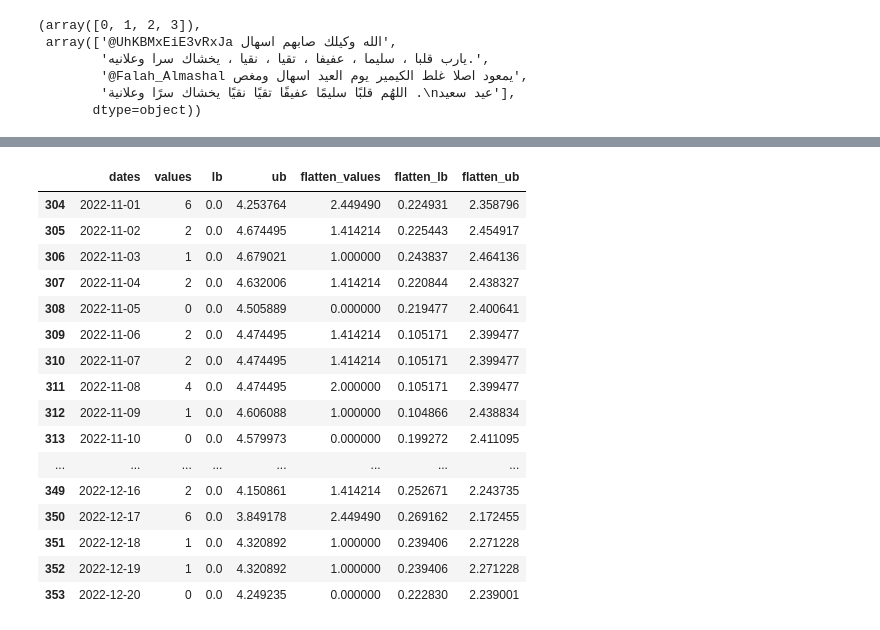
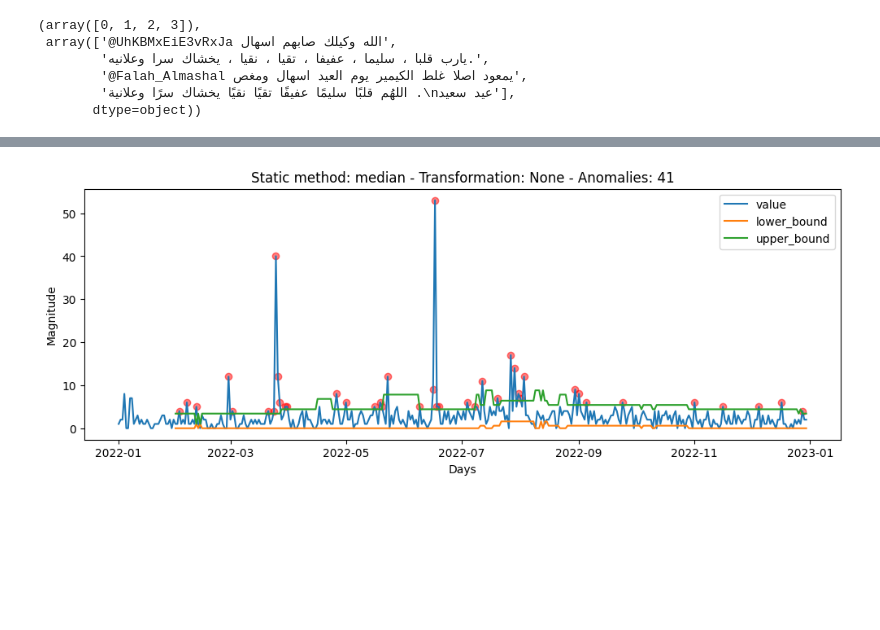
Before and after one commit to thesocialcoin/ds-Alerts, a Jupyter notebook: notebooks/diarrhea_vomit.ipynb, the cells around one changed output, grey strips where cells are left out. Drawn from its saved outputs; the diff is of its cells as text; code cells hidden in the pictures; blank space fills up the shorter version.

```diff
--- a/notebooks/diarrhea_vomit.ipynb
+++ b/notebooks/diarrhea_vomit.ipynb
@@ -89,30 +90,13 @@ ts.plot()
 # %%
-import pandas as pd
+from alerts.time_series import AnomalyTS
 
 T = zip(freq_per_day_df.index.values, freq_per_day_df.text.values)
 parameters = {
-    'window': 30
+    'window': 30,
+    'static_metric': 'median',
+    'transf': None
 }
 ts = AnomalyTS(T, parameters)
-
-predictions = ts.prediction_interval()
-pred_df = pd.DataFrame(predictions).tail(60)
-pred_df.head(50)
+ts.plot(show_anomalies=True)
 # %% [output]
-|  | dates | values | lb | ub | flatten_values | flatten_lb | flatten_ub |
-| 304 | 2022-11-01 | 6 | 0.0 | 4.253764 | 2.449490 | 0.224931 | 2.358796 |
-| 305 | 2022-11-02 | 2 | 0.0 | 4.674495 | 1.414214 | 0.225443 | 2.454917 |
-| 306 | 2022-11-03 | 1 | 0.0 | 4.679021 | 1.000000 | 0.243837 | 2.464136 |
-| 307 | 2022-11-04 | 2 | 0.0 | 4.632006 | 1.414214 | 0.220844 | 2.438327 |
-| 308 | 2022-11-05 | 0 | 0.0 | 4.505889 | 0.000000 | 0.219477 | 2.400641 |
-| 309 | 2022-11-06 | 2 | 0.0 | 4.474495 | 1.414214 | 0.105171 | 2.399477 |
-| 310 | 2022-11-07 | 2 | 0.0 | 4.474495 | 1.414214 | 0.105171 | 2.399477 |
-| 311 | 2022-11-08 | 4 | 0.0 | 4.474495 | 2.000000 | 0.105171 | 2.399477 |
-| 312 | 2022-11-09 | 1 | 0.0 | 4.606088 | 1.000000 | 0.104866 | 2.438834 |
-| 313 | 2022-11-10 | 0 | 0.0 | 4.579973 | 0.000000 | 0.199272 | 2.411095 |
-| ... | ... | ... | ... | ... | ... | ... | ... |
-| 349 | 2022-12-16 | 2 | 0.0 | 4.150861 | 1.414214 | 0.252671 | 2.243735 |
-| 350 | 2022-12-17 | 6 | 0.0 | 3.849178 | 2.449490 | 0.269162 | 2.172455 |
-| 351 | 2022-12-18 | 1 | 0.0 | 4.320892 | 1.000000 | 0.239406 | 2.271228 |
-| 352 | 2022-12-19 | 1 | 0.0 | 4.320892 | 1.000000 | 0.239406 | 2.271228 |
-| 353 | 2022-12-20 | 0 | 0.0 | 4.249235 | 0.000000 | 0.222830 | 2.239001 |
+[figure, added]
```
Also changed, not shown: parts of 6 cells of this notebook, 9 other files.
